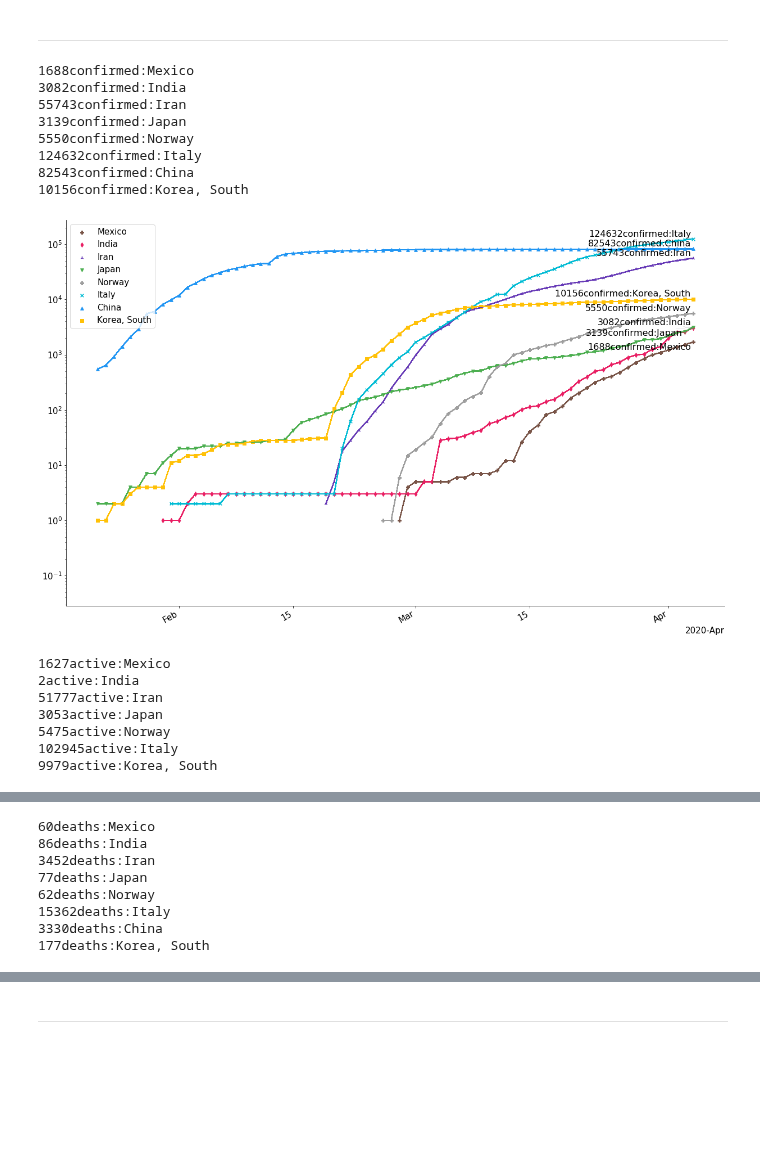
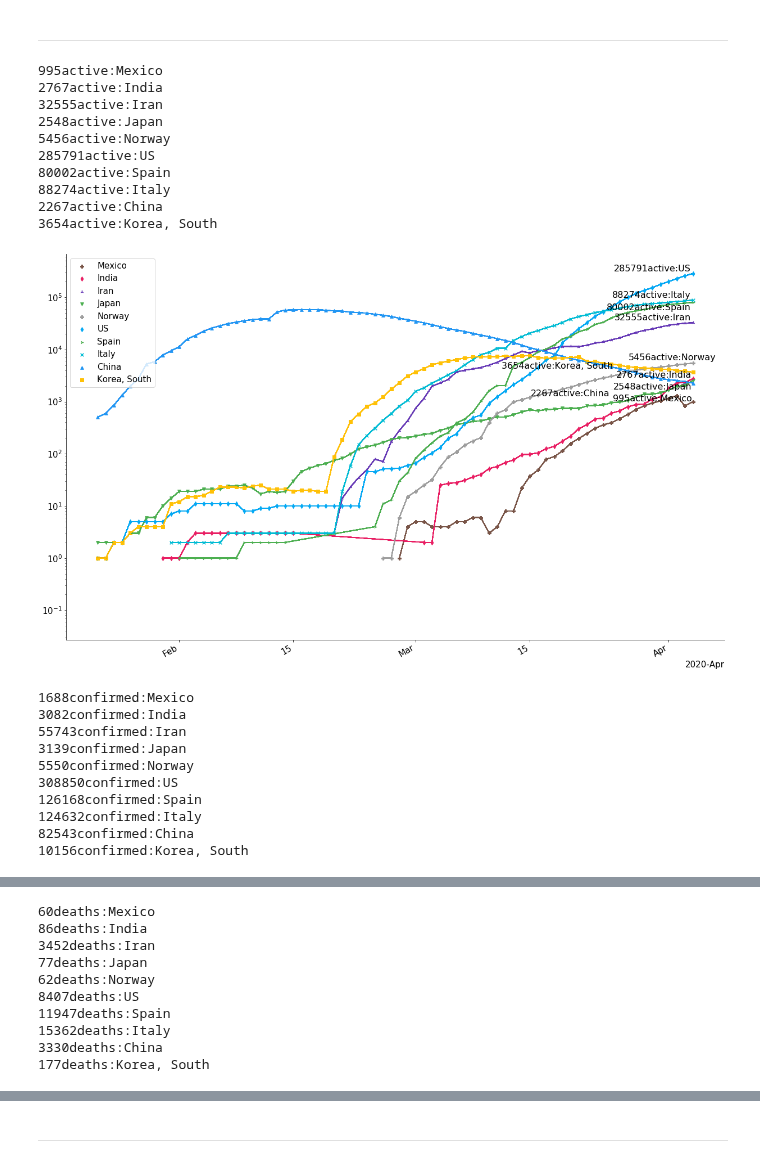
Before and after one commit to KiraSensei13/MNT_ITESM_courses, a Jupyter notebook: 0.Miscellaneous/COVID19/covid19-3.ipynb, the cells around one changed output, grey strips where cells are left out. Drawn from its saved outputs; the diff is of its cells as text; code cells hidden in the pictures; blank space fills up the shorter version.

Commit message:
fix recovered offset

```diff
--- a/0.Miscellaneous/COVID19/covid19-3.ipynb
+++ b/0.Miscellaneous/COVID19/covid19-3.ipynb
@@ -269,0 +305,5 @@ display("PROCESSED DATA", df_raw.head());
+# %%
+df_raw.to_csv(r'./data.csv', index = False);
+url_confirmed = "./data.csv";
+df_raw = pd.read_csv(url_confirmed, delimiter=",");
+display("CONFIRMED", df_raw.head())
@@ -280,7 +338,7 @@ Afghanistan; Albania; Algeria; Andorra; Angola; Antigua and Barbuda; Argentina;
 # %% [markdown]
 ### function to plot the number of 'new_cases', 'new_deaths', 'total_cases' or 'total_deaths' per country
 # %%
-def covid19plot(y_str, countries, legPos='upper left', logScale=False):
+def covid19plot(y_str, countries, legPos='upper left', logScale=False, annotations=True):
     # Assign a numeric value to string data type values
     df_num = df_raw.copy();
     for col in range(len(df_raw.columns)):
@@ -351,15 +409,16 @@ def covid19plot(y_str, countries, legPos='upper left', logScale=False):
                 ci_sym = ci%len(markerSymbol)
                 ax0.scatter(xi, yi, s=32, label=ni, c=markerColour[ci_col], marker=markerSymbol[ci_sym]);
 
-                # add annotations (references on each point)
-                eleCount = eleCount + 1;
-                stryi = str(yi) + ystr + ':' + c;
-                #if ((yi==maxy) or (eleCount==len(y))) and not(stryi in stringCnt) and (yi > 0):
-                if (eleCount==len(y)) and not(stryi in stringCnt) and (yi > 0):
-                    # Add text annotations to the axes
-                    print(stryi)
-                    texts_ax0.append(ax0.text(xi, yi, stryi, fontsize=reffontsize));
-                    stringCnt = stringCnt + stryi + ', ';
+                if annotations:
+                    # add annotations (references on each point)
+                    eleCount = eleCount + 1;
+                    stryi = str(yi) + ystr + ':' + c;
+                    #if ((yi==maxy) or (eleCount==len(y))) and not(stryi in stringCnt) and (yi > 0):
+                    if (eleCount==len(y)) and not(stryi in stringCnt) and (yi > 0):
+                        # Add text annotations to the axes
+                        print(stryi)
+                        texts_ax0.append(ax0.text(xi, yi, stryi, fontsize=reffontsize));
+                        stringCnt = stringCnt + stryi + ', ';
 
                 # Plot a curve to join the data points
                 plt.plot(x, y, color=markerColour[ci_col])
@@ -392,30 +451,33 @@ def covid19plot(y_str, countries, legPos='upper left', logScale=False):
 # %% [markdown]
 ---
 # %%
-# "cases", "new_cases", "deaths", "new_deaths", "recovered", "new_recovered", "active_cases", "per100k", "newper100k", "activeper100k"
-# confirmed deaths recovered active
-
-y_str     = [["confirmed"], ["active"], ["deaths"], ["recovered"]];
-countries = ['Mexico','India','Iran','Japan','Norway','USA','Italy','China','Korea, South'];
-legPos    = "upper left";
-logScale  = True;
+y_str       = [["active"], ["confirmed"], ["deaths"], ["recovered"]];
+countries   = ['Mexico','India','Iran','Japan','Norway','US', 'Spain', 'Italy','China','Korea, South'];
+legPos      = "upper left";
+logScale    = True;
+annotations = True;
 
 for ystr in y_str:
-    covid19plot(ystr, countries, legPos, logScale)
+    covid19plot(ystr, countries, legPos, logScale, annotations)
 # %% [output]
-1688confirmed:Mexico
-3082confirmed:India
-55743confirmed:Iran
-3139confirmed:Japan
-5550confirmed:Norway
-124632confirmed:Italy
-82543confirmed:China
-10156confirmed:Korea, South
+995active:Mexico
+2767active:India
+32555active:Iran
+2548active:Japan
+5456active:Norway
+285791active:US
+80002active:Spain
+88274active:Italy
+2267active:China
+3654active:Korea, South
-[figure, old version]
+[figure, new version]
-1627active:Mexico
-2active:India
-51777active:Iran
-3053active:Japan
-5475active:Norway
-102945active:Italy
-9979active:Korea, South
+1688confirmed:Mexico
+3082confirmed:India
+55743confirmed:Iran
+3139confirmed:Japan
+5550confirmed:Norway
+308850confirmed:US
+126168confirmed:Spain
+124632confirmed:Italy
+82543confirmed:China
+10156confirmed:Korea, South
@@ -425,6 +487,8 @@ for ystr in y_str:
 3452deaths:Iran
 77deaths:Japan
 62deaths:Norway
+8407deaths:US
+11947deaths:Spain
 15362deaths:Italy
 3330deaths:China
 177deaths:Korea, South
```
Also changed, not shown: parts of 9 cells of this notebook, 5 other files.
